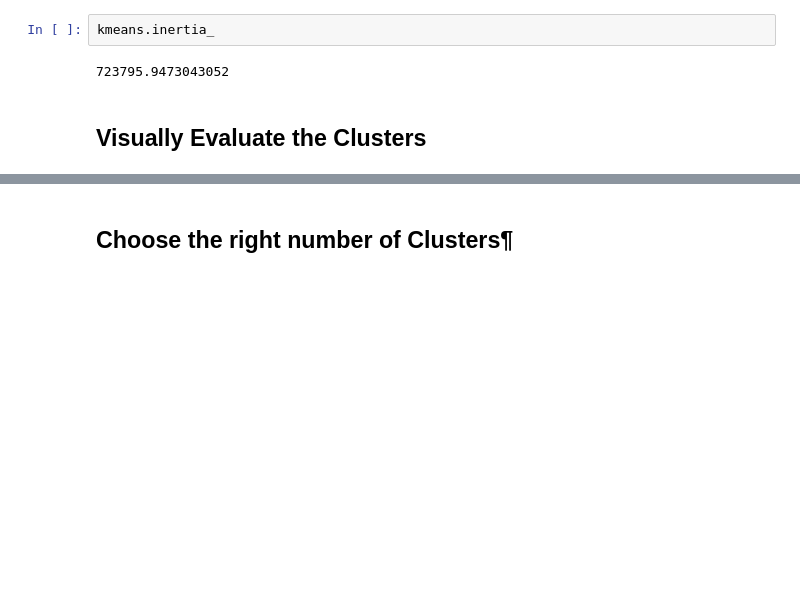
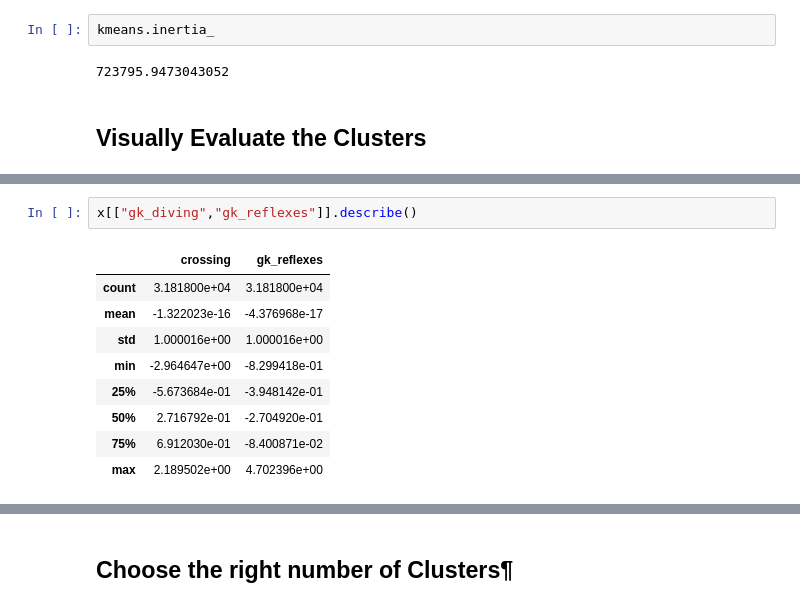
Before and after one commit to mamerchandmedi/Field_positions_classification, a Jupyter notebook: Player_Positions_KMEANS.ipynb, the cells around one changed output, grey strips where cells are left out. Cells and saved outputs as stored; diff of their text form; blank space fills up the shorter version.

```diff
--- a/Player_Positions_KMEANS.ipynb
+++ b/Player_Positions_KMEANS.ipynb
@@ -155,0 +172,12 @@ ax = sns.scatterplot(data = cluster_centers,
+# %%
+x[["gk_diving","gk_reflexes"]].describe()
+# %% [output]
+|  | crossing | gk_reflexes |
+| count | 3.181800e+04 | 3.181800e+04 |
+| mean | -1.322023e-16 | -4.376968e-17 |
+| std | 1.000016e+00 | 1.000016e+00 |
+| min | -2.964647e+00 | -8.299418e-01 |
+| 25% | -5.673684e-01 | -3.948142e-01 |
+| 50% | 2.716792e-01 | -2.704920e-01 |
+| 75% | 6.912030e-01 | -8.400871e-02 |
+| max | 2.189502e+00 | 4.702396e+00 |
```
Also changed, not shown: parts of 16 cells of this notebook.
